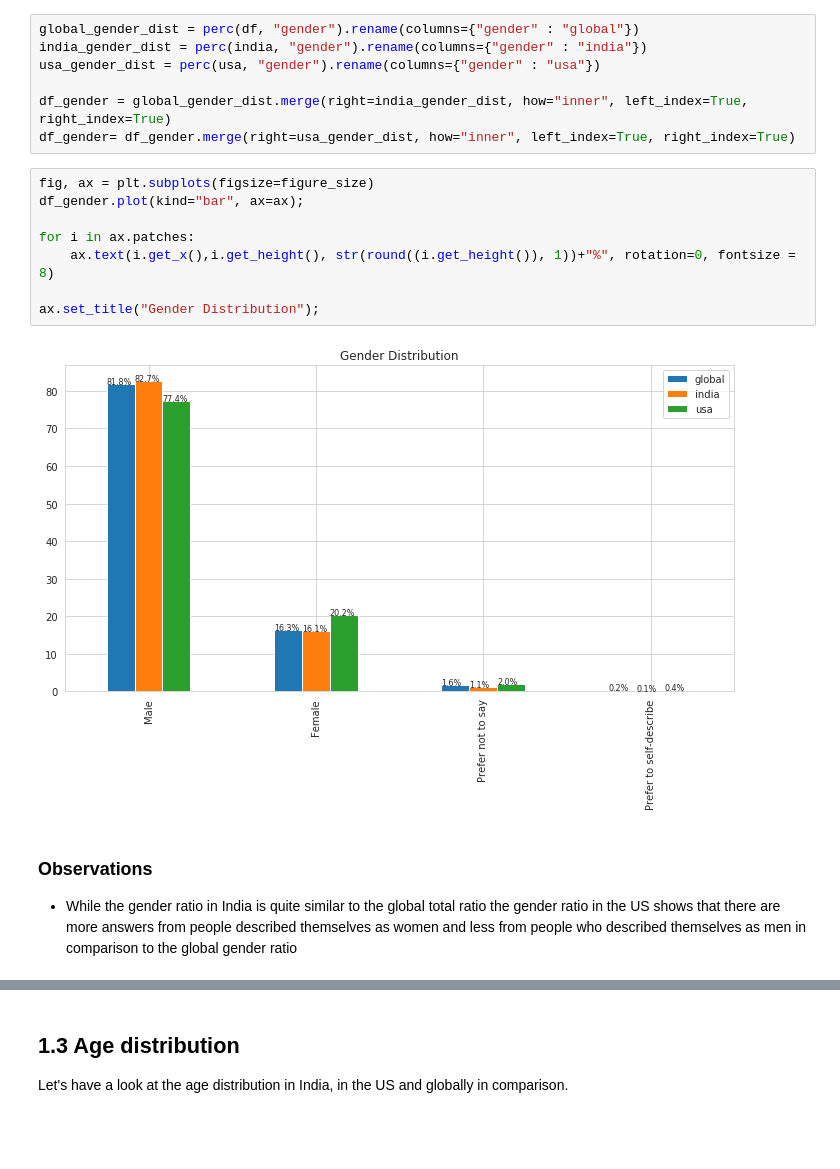
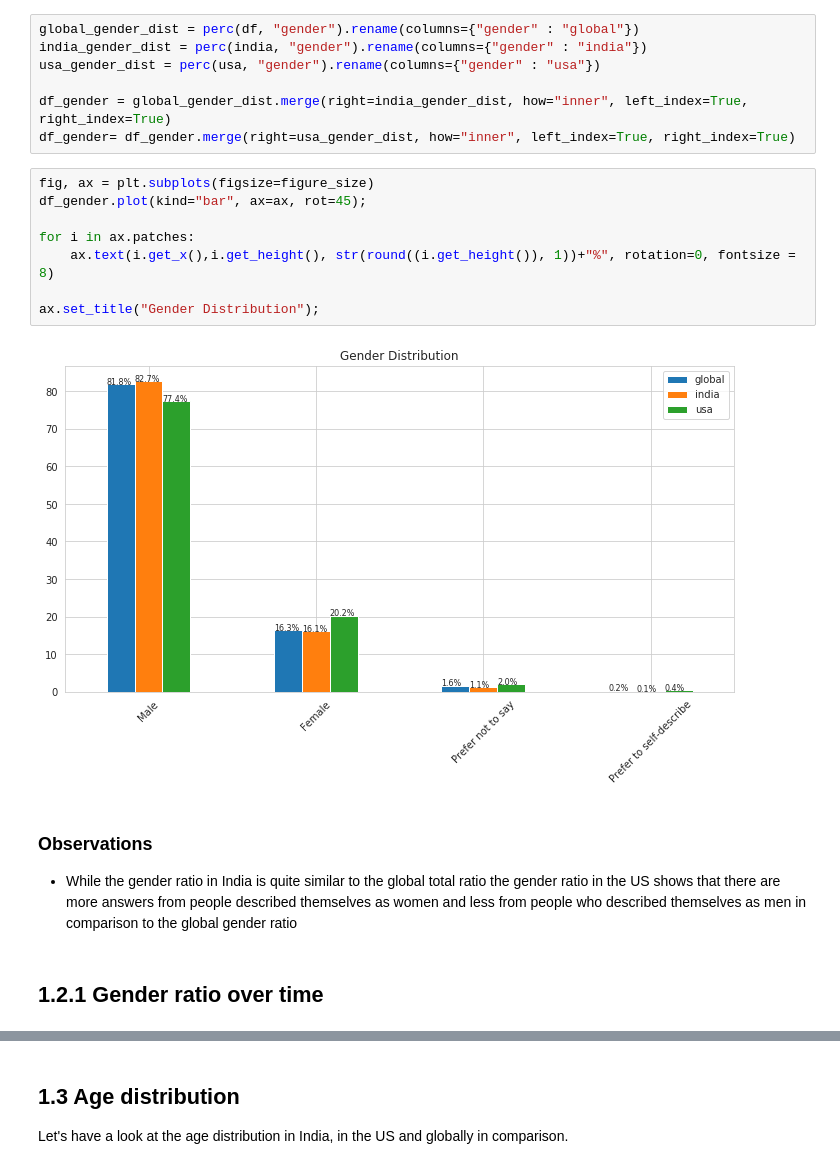
Before and after one commit to laurakah/BattleOfTheGiants, a Jupyter notebook: notebooks/main.ipynb, the cells around one changed output, grey strips where cells are left out. Drawn from its saved outputs; the diff is of its cells as text; blank space fills up the shorter version.

```diff
--- a/notebooks/main.ipynb
+++ b/notebooks/main.ipynb
@@ -172,14 +254,16 @@ df_gender = global_gender_dist.merge(right=india_gender_dist, how="inner", left_
 df_gender= df_gender.merge(right=usa_gender_dist, how="inner", left_index=True, right_index=True)
 # %%
 fig, ax = plt.subplots(figsize=figure_size)
-df_gender.plot(kind="bar", ax=ax);
+df_gender.plot(kind="bar", ax=ax, rot=45);
 
 for i in ax.patches:
     ax.text(i.get_x(),i.get_height(), str(round((i.get_height()), 1))+"%", rotation=0, fontsize = 8)
 
 ax.set_title("Gender Distribution");
 # %% [output]
-[figure, old version]
+[figure, new version]
 # %% [markdown]
 ### Observations
 * While the gender ratio in India is quite similar to the global total ratio the gender ratio in the US shows that there are more answers from people described themselves as women and less from people who described themselves as men in comparison to the global gender ratio
+# %% [markdown]
+## 1.2.1 Gender ratio over time
```
Also changed, not shown: parts of 22 cells of this notebook.
